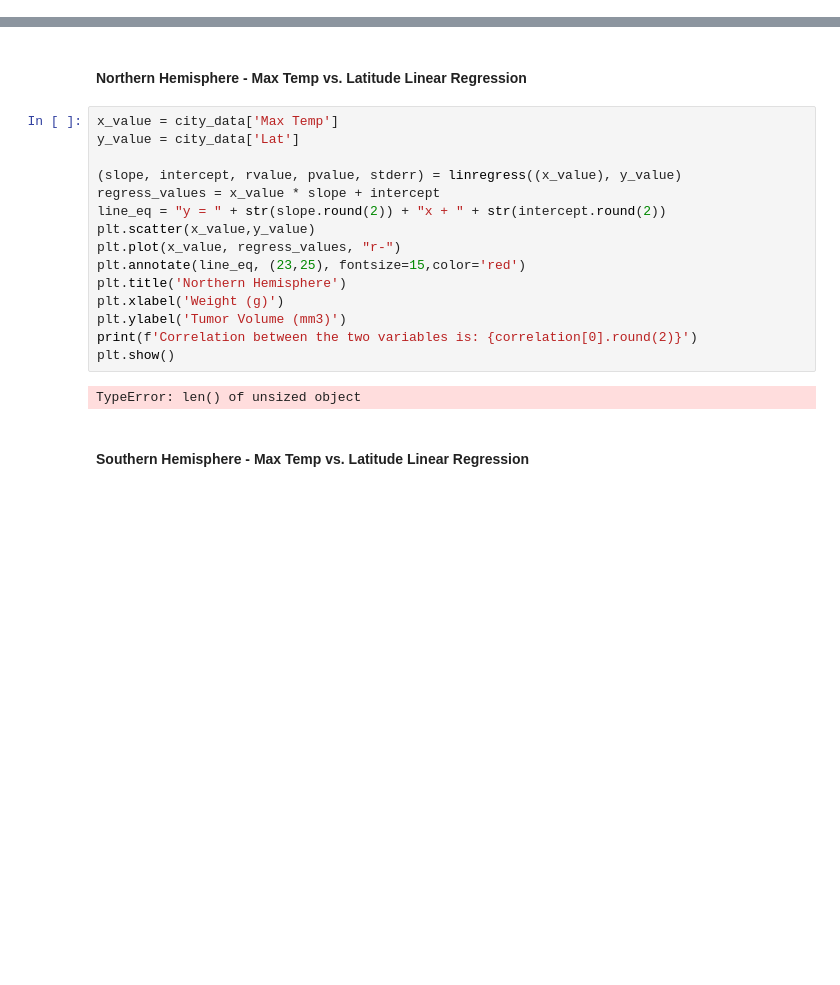
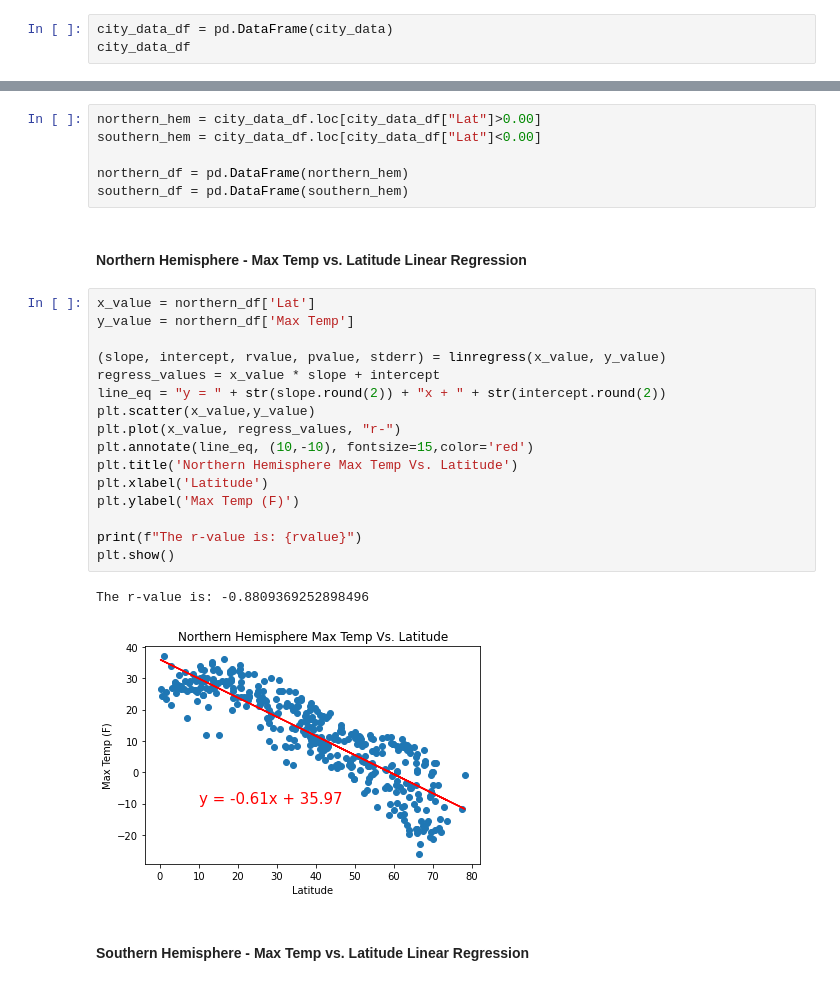
Before and after one commit to khbader101/python_api_challenge, a Jupyter notebook: weatherpy/WeatherPy.ipynb, the cells around one changed output, grey strips where cells are left out. Drawn from its saved outputs; the diff is of its cells as text; blank space fills up the shorter version.

```diff
--- a/weatherpy/WeatherPy.ipynb
+++ b/weatherpy/WeatherPy.ipynb
@@ -200,0 +187,3 @@ pd.DataFrame(df).head(10)
+# %%
+city_data_df = pd.DataFrame(city_data)
+city_data_df
@@ -318,21 +330,29 @@ print(y_value)
+# %%
+northern_hem = city_data_df.loc[city_data_df["Lat"]>0.00]
+southern_hem = city_data_df.loc[city_data_df["Lat"]<0.00]
+
+northern_df = pd.DataFrame(northern_hem)
+southern_df = pd.DataFrame(southern_hem)
 # %% [markdown]
 ####  Northern Hemisphere - Max Temp vs. Latitude Linear Regression
 # %%
-x_value = city_data['Max Temp']
-y_value = city_data['Lat']
+x_value = northern_df['Lat']
+y_value = northern_df['Max Temp']
 
-(slope, intercept, rvalue, pvalue, stderr) = linregress((x_value), y_value)
+(slope, intercept, rvalue, pvalue, stderr) = linregress(x_value, y_value)
 regress_values = x_value * slope + intercept
 line_eq = "y = " + str(slope.round(2)) + "x + " + str(intercept.round(2))
 plt.scatter(x_value,y_value)
 plt.plot(x_value, regress_values, "r-")
-plt.annotate(line_eq, (23,25), fontsize=15,color='red')
-plt.title('Northern Hemisphere')
-plt.xlabel('Weight (g)')
-plt.ylabel('Tumor Volume (mm3)')
-print(f'Correlation between the two variables is: {correlation[0].round(2)}')
+plt.annotate(line_eq, (10,-10), fontsize=15,color='red')
+plt.title('Northern Hemisphere Max Temp Vs. Latitude')
+plt.xlabel('Latitude')
+plt.ylabel('Max Temp (F)')
+
+print(f"The r-value is: {rvalue}")
 plt.show()
 # %% [output]
-TypeError: len() of unsized object
+The r-value is: -0.8809369252898496
+[figure, added]
 # %% [markdown]
 ####  Southern Hemisphere - Max Temp vs. Latitude Linear Regression
```
Also changed, not shown: parts of 22 cells of this notebook, 1 other file.
